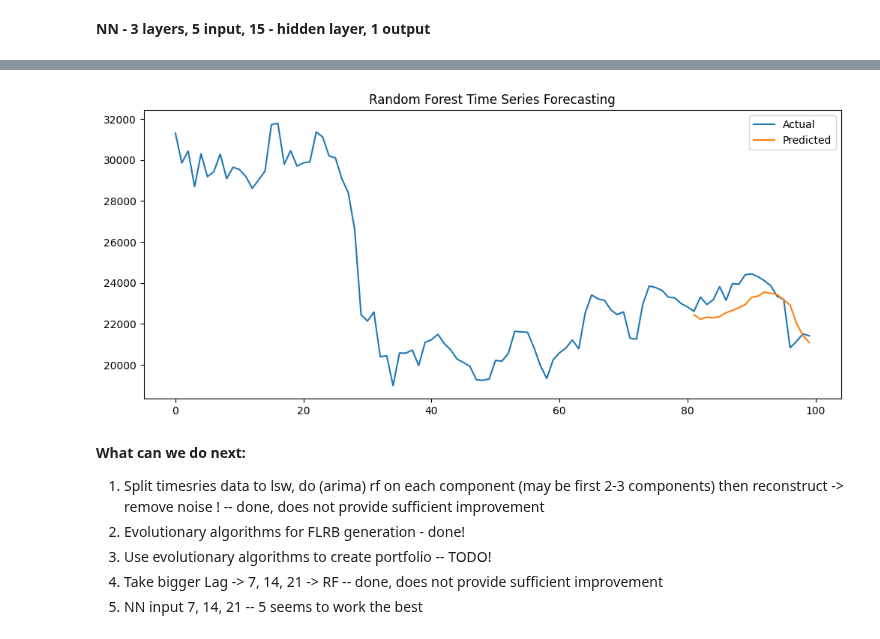
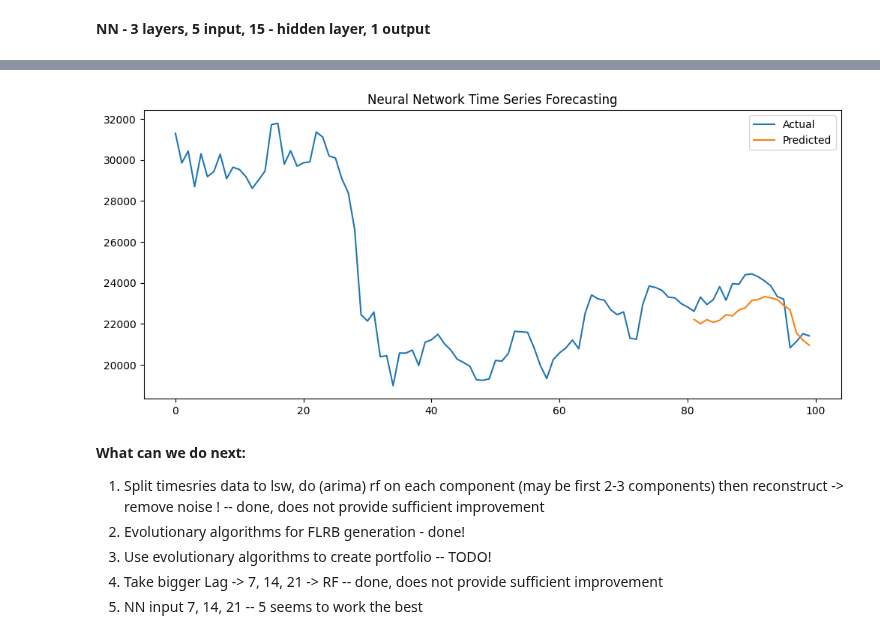
Before and after one commit to maxvonlancaster/nlp-fuzzy, a Jupyter notebook: src/time_series.ipynb, the cells around one changed output, grey strips where cells are left out. Cells and saved outputs as stored; diff of their text form; code cells hidden in the pictures.

```diff
--- a/src/time_series.ipynb
+++ b/src/time_series.ipynb
@@ -1391,6 +1391,6 @@ plt.figure(figsize=(12, 5))
 plt.plot(np.arange(len(data_last_points)), data_last_points, label='Actual')
 plt.plot(np.arange(train_size + lag, train_size + len(X_test) + lag), y_pred, label='Predicted')
 plt.legend()
-plt.title('Random Forest Time Series Forecasting')
+plt.title('Neural Network Time Series Forecasting')
 plt.show()
 # %% [output]
@@ -1414,4 +1414,4 @@ RMSE: 970.8477337054202
-[figure, old version]
+[figure, new version]
 # %% [markdown]
 **What can we do next:**
 1. Split timesries data to lsw, do (arima) rf on each component (may be first 2-3 components) then reconstruct -> remove noise ! -- done, does not provide sufficient improvement
```
Also changed, not shown: parts of 1 cell of this notebook, 3 other files.
